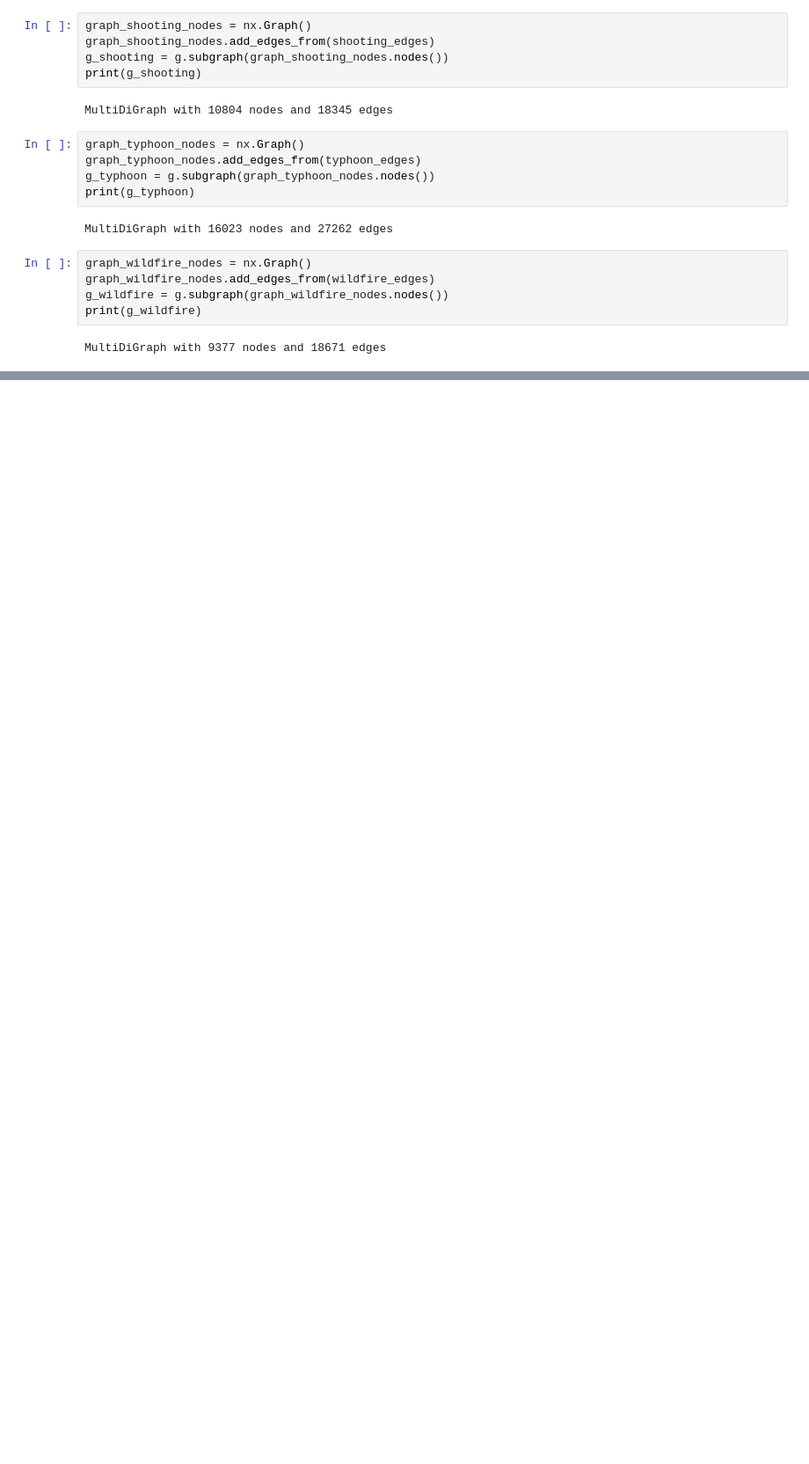
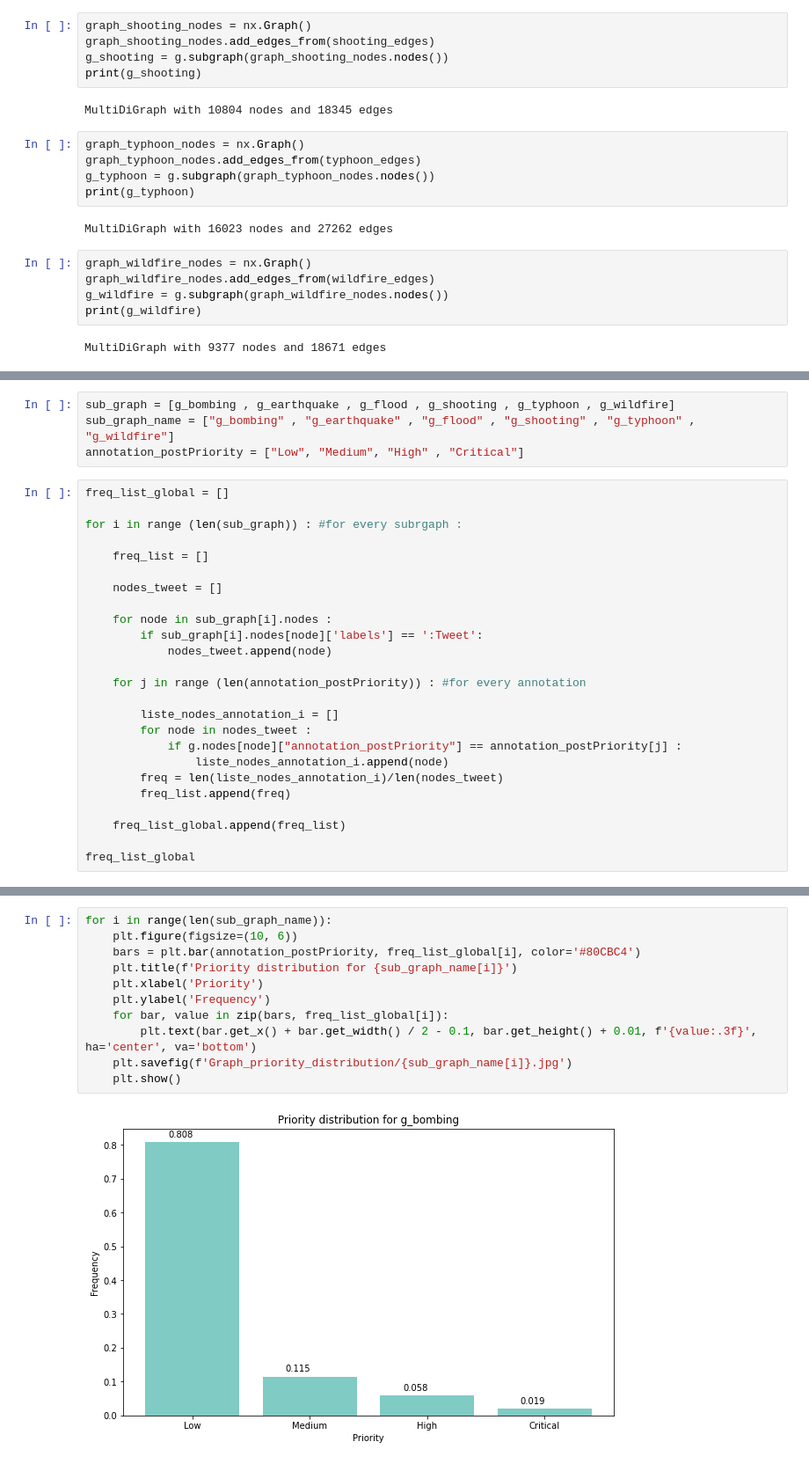
Before and after one commit to Evacos/WEBMINING, a Jupyter notebook: creation_subgraph.ipynb, the cells around one changed output, grey strips where cells are left out. Shown at 88% size. Drawn from its saved outputs; the diff is of its cells as text; blank space fills up the shorter version.

Commit message:
priority_distribution

```diff
--- a/creation_subgraph.ipynb
+++ b/creation_subgraph.ipynb
@@ -130,0 +136,29 @@ MultiDiGraph with 9377 nodes and 18671 edges
+# %%
+sub_graph = [g_bombing , g_earthquake , g_flood , g_shooting , g_typhoon , g_wildfire]
+sub_graph_name = ["g_bombing" , "g_earthquake" , "g_flood" , "g_shooting" , "g_typhoon" , "g_wildfire"]
+annotation_postPriority = ["Low", "Medium", "High" , "Critical"]
+# %%
+freq_list_global = []
+
+for i in range (len(sub_graph)) : #for every subrgaph :
+
+    freq_list = []
+
+    nodes_tweet = []
+
+    for node in sub_graph[i].nodes :
+        if sub_graph[i].nodes[node]['labels'] == ':Tweet':
+            nodes_tweet.append(node)
+
+    for j in range (len(annotation_postPriority)) : #for every annotation
+
+        liste_nodes_annotation_i = []
+        for node in nodes_tweet :
+            if g.nodes[node]["annotation_postPriority"] == annotation_postPriority[j] :
+                liste_nodes_annotation_i.append(node)
+        freq = len(liste_nodes_annotation_i)/len(nodes_tweet)
+        freq_list.append(freq)
+
+    freq_list_global.append(freq_list)
+
+freq_list_global
@@ -130,0 +183,13 @@ MultiDiGraph with 9377 nodes and 18671 edges
+# %%
+for i in range(len(sub_graph_name)):
+    plt.figure(figsize=(10, 6))
+    bars = plt.bar(annotation_postPriority, freq_list_global[i], color='#80CBC4')
+    plt.title(f'Priority distribution for {sub_graph_name[i]}')
+    plt.xlabel('Priority')
+    plt.ylabel('Frequency')
+    for bar, value in zip(bars, freq_list_global[i]):
+        plt.text(bar.get_x() + bar.get_width() / 2 - 0.1, bar.get_height() + 0.01, f'{value:.3f}', ha='center', va='bottom')
+    plt.savefig(f'Graph_priority_distribution/{sub_graph_name[i]}.jpg')
+    plt.show()
+# %% [output]
+[figure, added]
```
Also changed, not shown: parts of 12 cells of this notebook, 6 other files.
